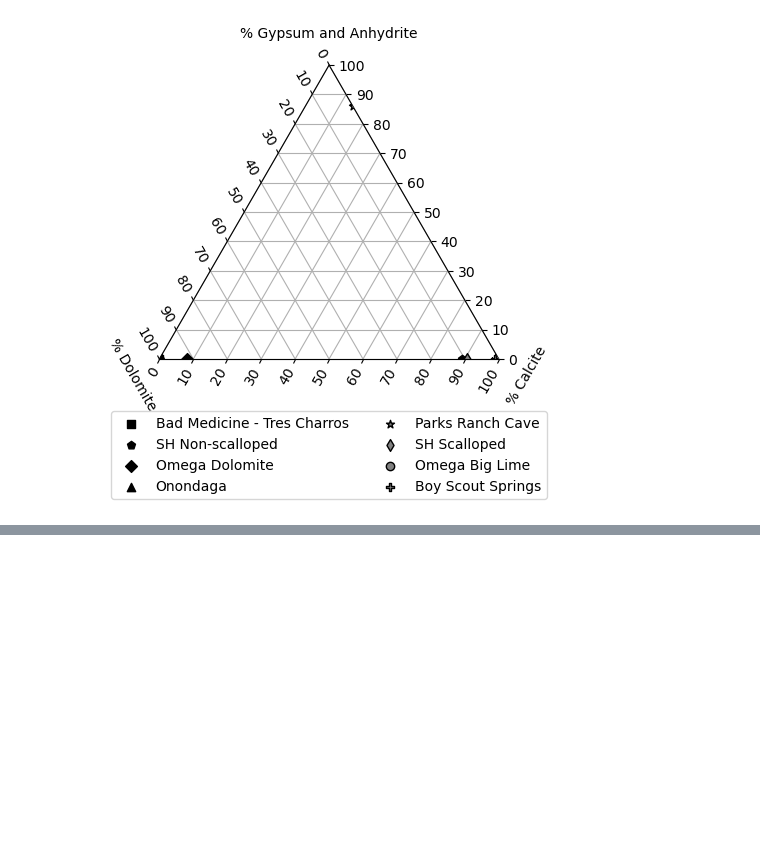
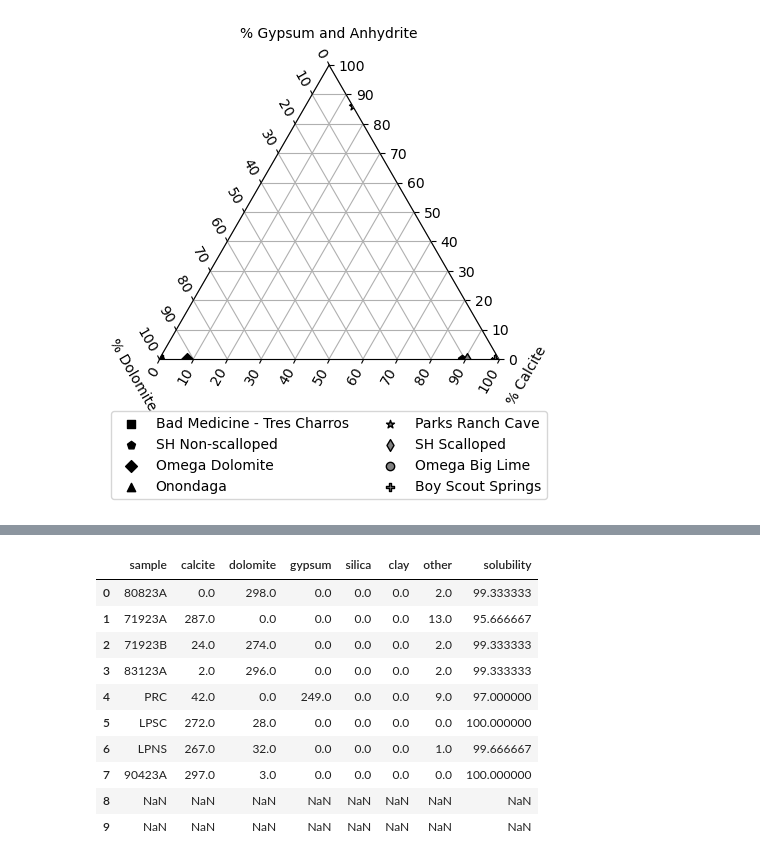
Before and after one commit to ethanoleson/Scallop_code, a Jupyter notebook: Thin Section/ternary_diagram.ipynb, the cells around one changed output, grey strips where cells are left out. Drawn from its saved outputs; the diff is of its cells as text; code cells hidden in the pictures; blank space fills up the shorter version.

```diff
--- a/Thin Section/ternary_diagram.ipynb
+++ b/Thin Section/ternary_diagram.ipynb
@@ -276,0 +242,8 @@ TypeError: 'int' object is not subscriptable
+# %%
+def solubility(gypsum, calcite, dolomite, total):
+
+    solu = (gypsum + calcite + dolomite)/(total) *100
+    return solu
+# %%
+final_counts = pd.read_csv('final_modal_counts.csv')
+final_counts
@@ -276,0 +262,16 @@ TypeError: 'int' object is not subscriptable
+# %%
+final_counts['solubility'] = solubility(final_counts['gypsum'], final_counts['calcite'], final_counts['dolomite'], 300)
+# %%
+final_counts
+# %% [output]
+|  | sample | calcite | dolomite | gypsum | silica | clay | other | solubility |
+| 0 | 80823A | 0.0 | 298.0 | 0.0 | 0.0 | 0.0 | 2.0 | 99.333333 |
+| 1 | 71923A | 287.0 | 0.0 | 0.0 | 0.0 | 0.0 | 13.0 | 95.666667 |
+| 2 | 71923B | 24.0 | 274.0 | 0.0 | 0.0 | 0.0 | 2.0 | 99.333333 |
+| 3 | 83123A | 2.0 | 296.0 | 0.0 | 0.0 | 0.0 | 2.0 | 99.333333 |
+| 4 | PRC | 42.0 | 0.0 | 249.0 | 0.0 | 0.0 | 9.0 | 97.000000 |
+| 5 | LPSC | 272.0 | 28.0 | 0.0 | 0.0 | 0.0 | 0.0 | 100.000000 |
+| 6 | LPNS | 267.0 | 32.0 | 0.0 | 0.0 | 0.0 | 1.0 | 99.666667 |
+| 7 | 90423A | 297.0 | 3.0 | 0.0 | 0.0 | 0.0 | 0.0 | 100.000000 |
+| 8 | NaN | NaN | NaN | NaN | NaN | NaN | NaN | NaN |
+| 9 | NaN | NaN | NaN | NaN | NaN | NaN | NaN | NaN |
```
Also changed, not shown: parts of 5 cells of this notebook, 6 other files.
